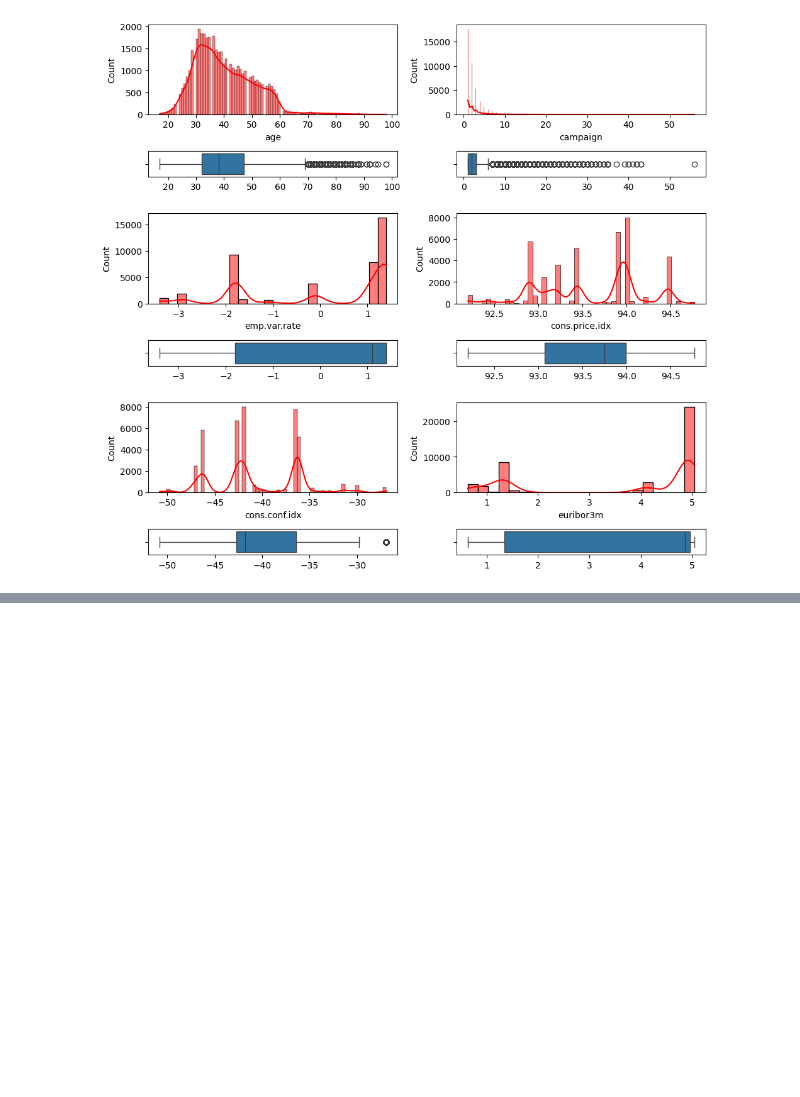
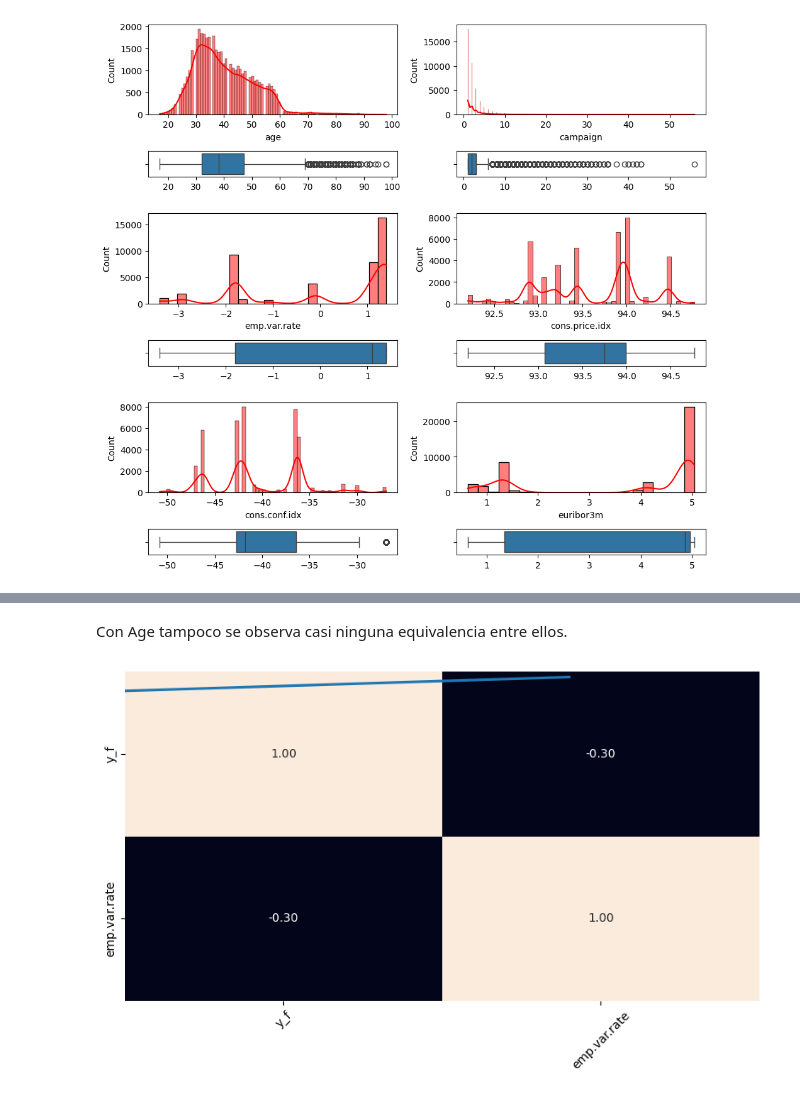
Before and after one commit to 4GeeksAcademy/ivandla96-Proyecto-Regresion-Logistica, a Jupyter notebook: src/explore.ipynb, the cells around one changed output, grey strips where cells are left out. Cells and saved outputs as stored; diff of their text form; code cells hidden in the pictures; blank space fills up the shorter version.

```diff
--- a/src/explore.ipynb
+++ b/src/explore.ipynb
@@ -224,0 +314,13 @@ plt.show()
+# %% [markdown]
+Con Age tampoco se observa casi ninguna equivalencia entre ellos.
+# %%
+fig, axis = plt.subplots(1,1, figsize = (8, 5))
+
+sns.regplot(data = total_data_c, x = "emp.var.rate", y = "y_f")
+sns.heatmap(total_data_c[["y_f", "emp.var.rate"]].corr(), annot = True, fmt = ".2f", cbar = False)
+
+plt.xticks(rotation=45)
+plt.tight_layout()
+plt.show()
+# %% [output]
+[figure, added]
```
Also changed, not shown: parts of 12 cells of this notebook, 1 other file.
